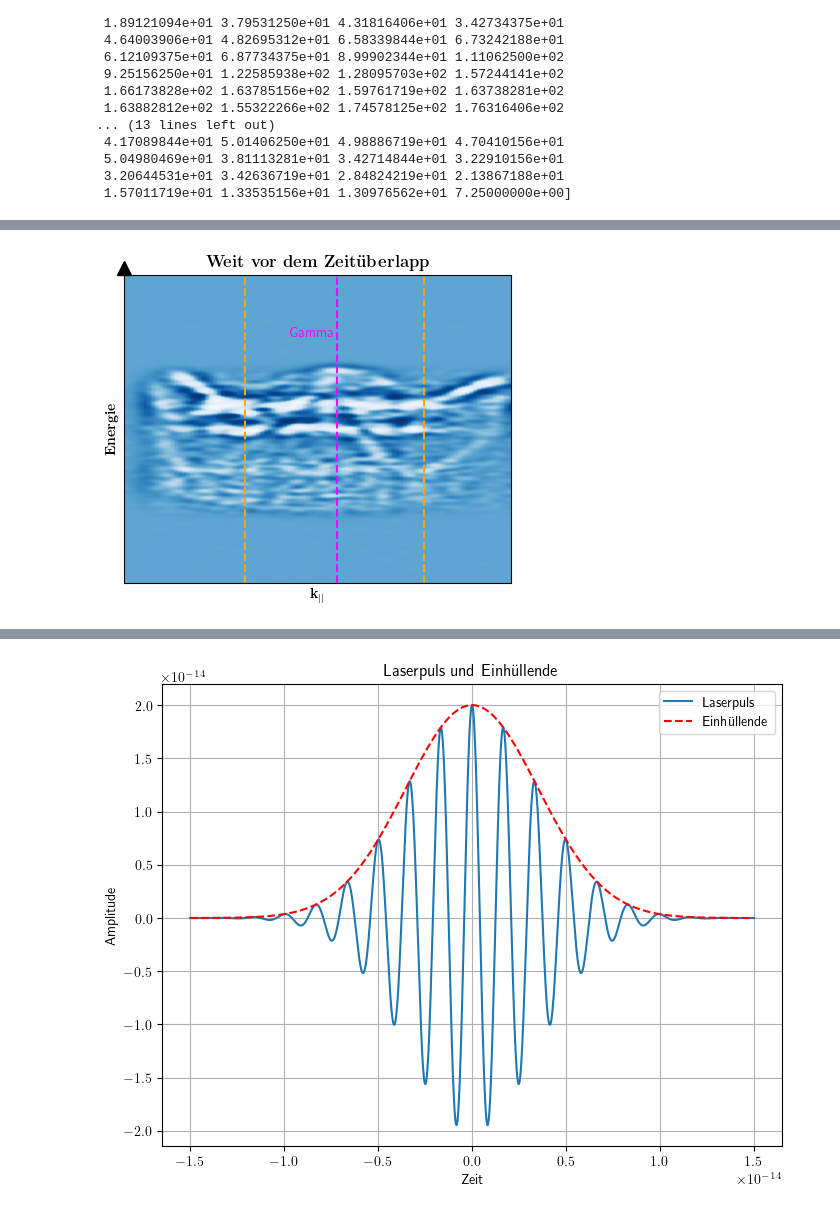
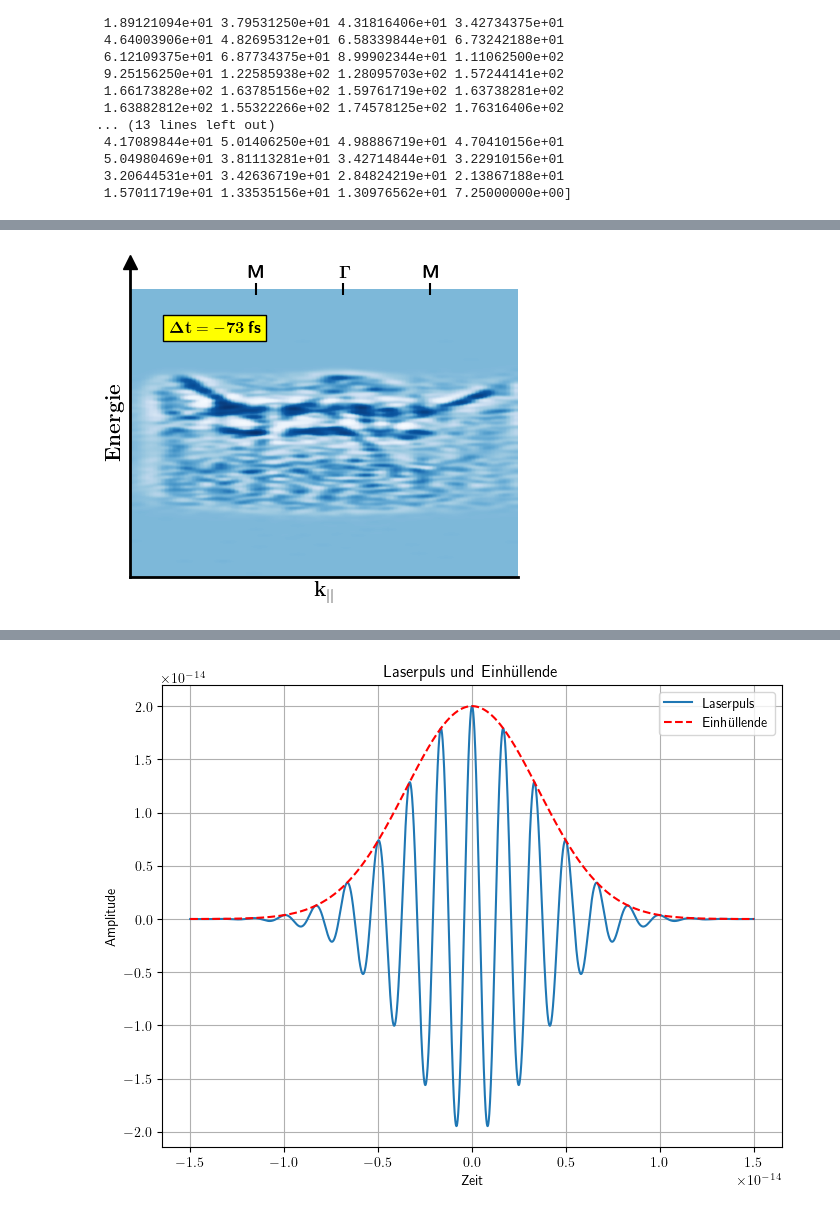
Before and after one commit to RicemanBoy/NM-Code-for-Excercises, a Jupyter notebook: Forschungsarbeit 1/plot.ipynb, the cells around one changed output, grey strips where cells are left out. Drawn from its saved outputs; the diff is of its cells as text; code cells hidden in the pictures.

```diff
--- a/Forschungsarbeit 1/plot.ipynb
+++ b/Forschungsarbeit 1/plot.ipynb
@@ -79,36 +148,40 @@ plt.show()
 # %%
-data_ek_2151_laplace = ndimage.gaussian_laplace(data_ek_2151,sigma = 2)
+data_ek_2051_laplace = ndimage.gaussian_laplace(data_ek_2051,sigma = 2)
 
 arg_imshow = dict(cmap='Blues')
 
 plt.rcParams['text.usetex'] = True
 
-#######################################################################################################################
-# Plot structure 1 Ek
-#######################################################################################################################
-#plt.figure()
 fig, ax = plt.subplots(figsize=(5,4))
-what = ax.imshow(data_ek_2151_laplace, **arg_imshow, aspect="auto", norm="symlog", extent=[-2,2,0,1])
-ax.grid()
-ax.set_title(r"\bf{Weit vor dem Zeitüberlapp}")
-ax.set_xlabel(r"$\mathbf{k_{||}}$")
-ax.set_ylabel(r"\bf{Energie}")
+
+ax.imshow(-1*data_ek_2051_laplace, **arg_imshow, aspect="auto",norm="symlog", extent=[-2,2,0,1])
+ax.grid(linestyle="dashed")
+#ax.set_title(r"\bf{Kurz vor dem Zeitüberlapp}")
+ax.set_xlabel(r"$\mathbf{k_{\vert \vert}}$", fontsize="15")
+ax.set_ylabel(r"\bf{Energie}", fontsize="15")
+
+plt.vlines(0.2,0.98,1.02,color="black")   #Gamma
+plt.vlines(-0.7,0.98,1.02,color="black")   #M
+plt.vlines(1.1,0.98,1.02,color="black")   #M
+
+ax.text(0.16,1.04,r"$\mathbf{\Gamma}$", fontsize="13")
+ax.text(-0.7769,1.04,r"\textbf{M}",fontsize="13")
+ax.text(1.0208,1.04,r"\textbf{M}",fontsize="13")
 
 ax.set_xticks([])
 ax.set_yticks([])
 ax.set_yticklabels([])
 ax.set_xticklabels([])
+ax.spines['top'].set_visible(False)
+ax.spines['right'].set_visible(False)
+for axis in ['bottom','left']:
+    ax.spines[axis].set_linewidth(2)
 
-ax.plot((-2), (1.022), ls="", marker="^", ms=10, color="k", transform=ax.get_xaxis_transform(), clip_on=False)
-#ax.plot((2), (0), ls="", marker=">", ms=10, color="k", transform=ax.get_xaxis_transform(), clip_on=False)
-plt.vlines(0.2,0,1,color="magenta",linestyle="dashed")   #Gamma
-plt.vlines(-0.75,0,1,color="orange",linestyle="dashed")   #M
-plt.vlines(1.1,0,1,color="orange",linestyle="dashed")   #M
+ax.plot((-2), (1.02), ls="", marker="^", ms=10, color="k", transform=ax.get_xaxis_transform(), clip_on=False)
 
-ax.text(-0.3,0.8,"Gamma",color="magenta")
+ax.text(-1.6,0.85,r"$\mathbf{\Delta t = -73}\,$\textbf{fs}", fontsize="12",bbox = dict(facecolor = "yellow", alpha = 1))
 
-#fig.colorbar(what)
-plt.savefig('vorher.pdf', format='pdf', dpi=300)
+plt.savefig('kurzvorher.pdf', format='pdf', dpi=300)
 plt.show()
 # %% [output]
-[figure, old version]
+[figure, new version]
```
Also changed, not shown: parts of 8 cells of this notebook, 6 other files.
